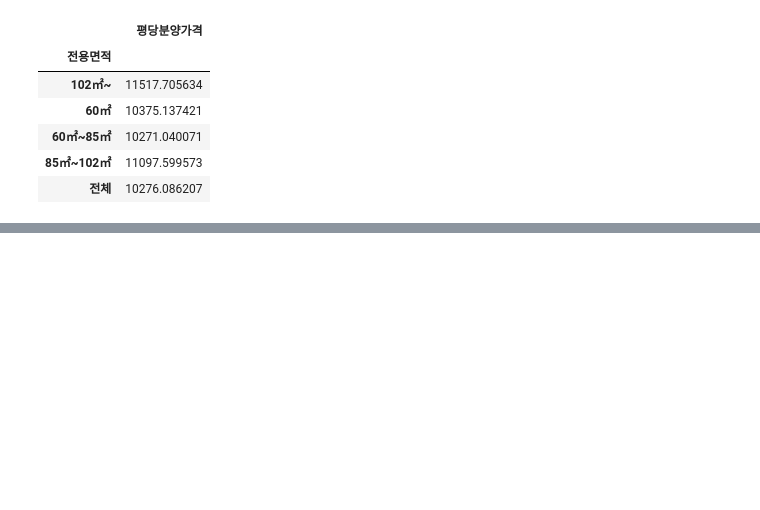
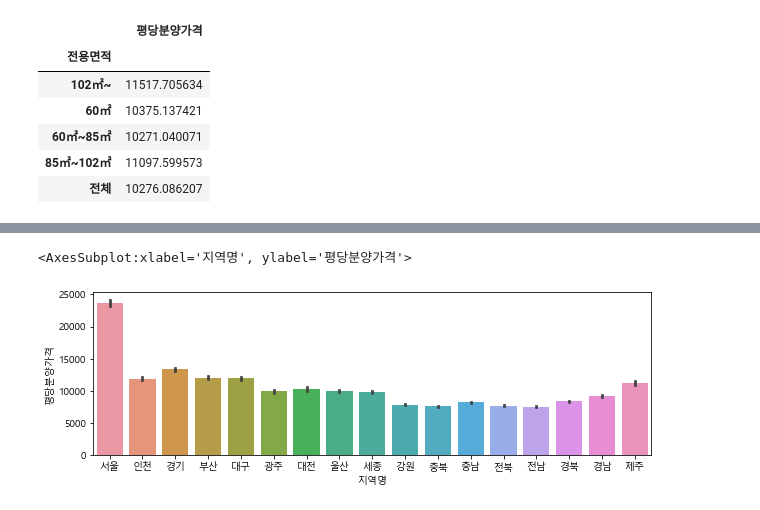
Before and after one commit to BackdevHong/python-Public_Data_Analysis, a Jupyter notebook: 주택도시보증공사_전국 평균 분양가 분석/01-apt-price.ipynb, the cells around one changed output, grey strips where cells are left out. Drawn from its saved outputs; the diff is of its cells as text; code cells hidden in the pictures; blank space fills up the shorter version.

```diff
--- a/주택도시보증공사_전국 평균 분양가 분석/01-apt-price.ipynb
+++ b/주택도시보증공사_전국 평균 분양가 분석/01-apt-price.ipynb
@@ -480,0 +487,7 @@ p.plot(figsize=(15, 3), rot=40)
+# %%
+# 지역별 평당분양가격
+plt.figure(figsize=(10, 3))
+sns.barplot(data=df_last, x="지역명", y="평당분양가격",)
+# %% [output]
+<AxesSubplot:xlabel='지역명', ylabel='평당분양가격'>
+[figure, added]
```
Also changed, not shown: parts of 32 cells of this notebook.
